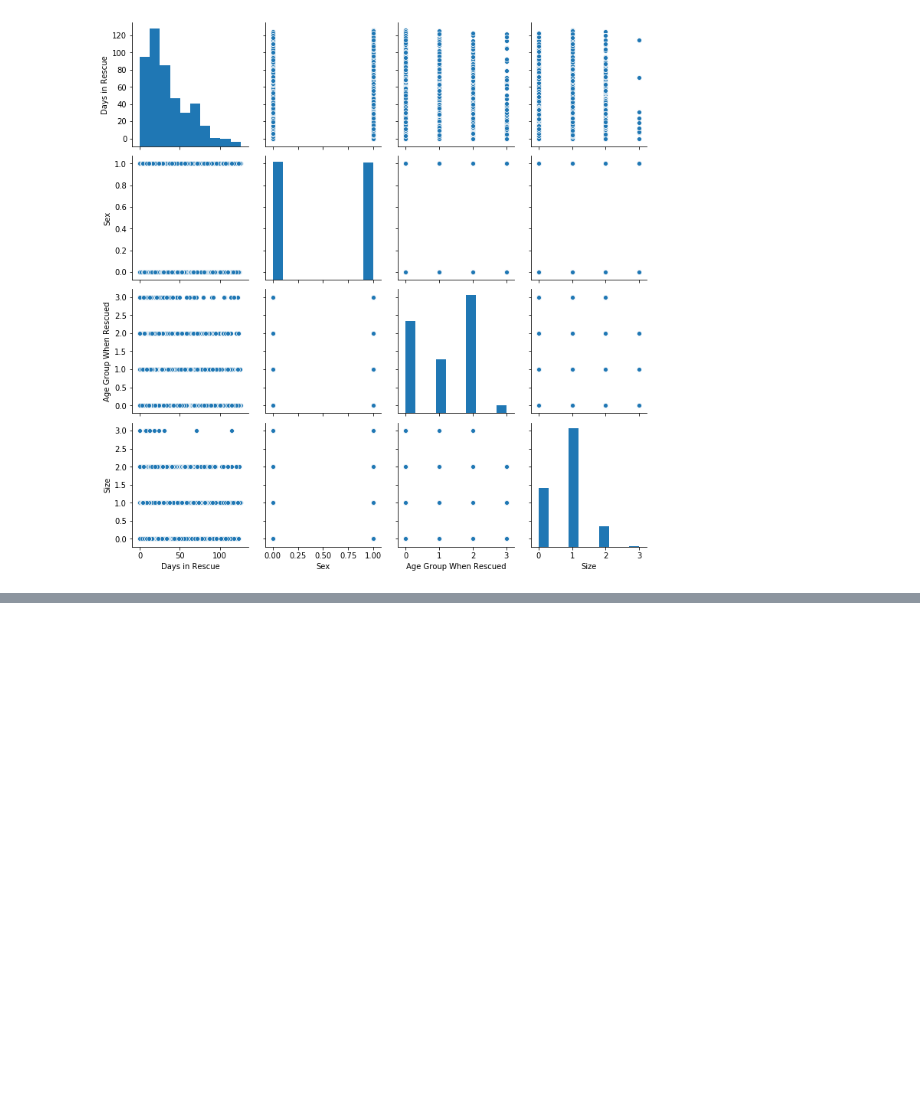
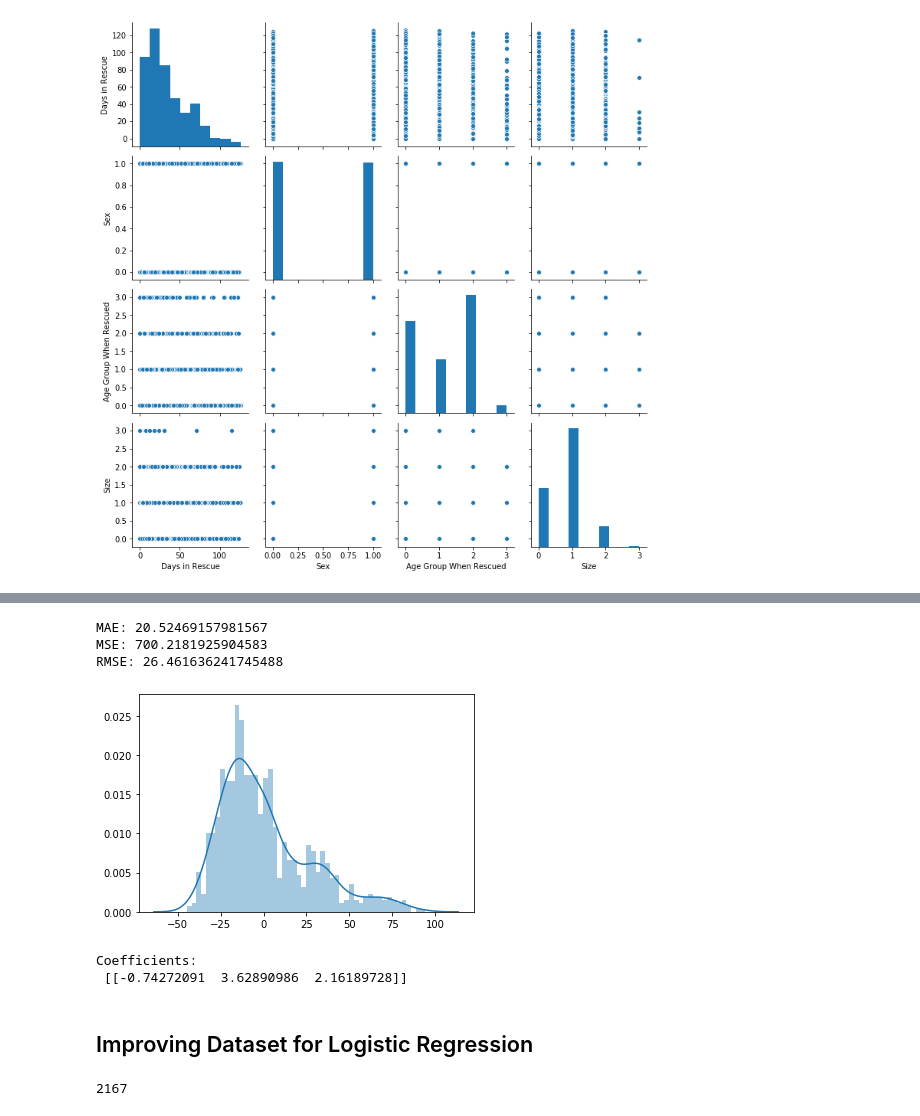
Before and after one commit to bhavanij2/dog-rescue-prediction, a Jupyter notebook: Dog Rescue Jonas Malave Campos.ipynb, the cells around one changed output, grey strips where cells are left out. Cells and saved outputs as stored; diff of their text form; code cells hidden in the pictures; blank space fills up the shorter version.

```diff
--- a/Dog Rescue Jonas Malave Campos.ipynb
+++ b/Dog Rescue Jonas Malave Campos.ipynb
@@ -186,0 +234,28 @@ sns.pairplot(data=df)
+# %%
+#Calculatin Error
+from sklearn import metrics
+
+print('MAE:', metrics.mean_absolute_error(y_test, predictions))
+print('MSE:', metrics.mean_squared_error(y_test, predictions))
+print('RMSE:', np.sqrt(metrics.mean_squared_error(y_test, predictions)))
+# %% [output]
+MAE: 20.52469157981567
+MSE: 700.2181925904583
+RMSE: 26.461636241745488
+# %%
+sns.distplot((y_test-predictions),bins=50);
+# %% [output]
+[figure, added]
+# %%
+# The coefficients
+print('Coefficients: \n', lm.coef_)
+# %% [output]
+Coefficients:
+ [[-0.74272091  3.62890986  2.16189728]]
+# %% [markdown]
+## Improving Dataset for Logistic Regression
+# %%
+names=df['Name of Dog'].nunique()
+names
+# %% [output]
+2167
```
Also changed, not shown: parts of 12 cells of this notebook.
